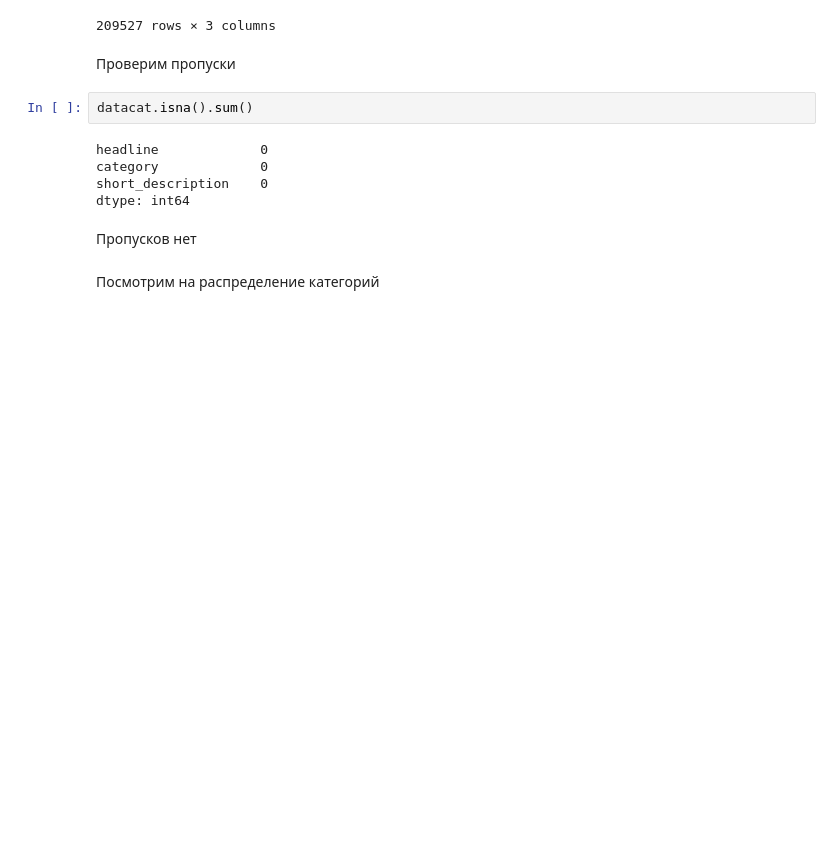
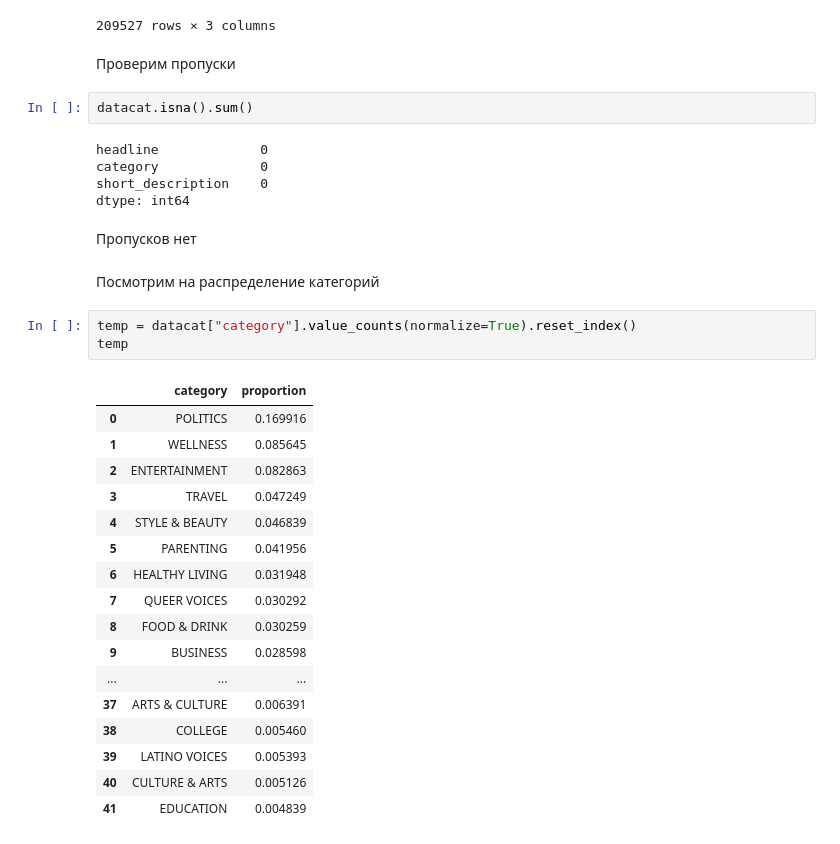
Before and after one commit to krutoichelik/IAD_group_project, a Jupyter notebook: EDA.ipynb, the cells around one changed output. Drawn from its saved outputs; the diff is of its cells as text; blank space fills up the shorter version.

```diff
--- a/EDA.ipynb
+++ b/EDA.ipynb
@@ -232,4 +246,25 @@ dtype: int64
 Пропусков нет
 # %% [markdown]
 Посмотрим на распределение категорий
+# %%
+temp = datacat["category"].value_counts(normalize=True).reset_index()
+temp
+# %% [output]
+|  | category | proportion |
+| 0 | POLITICS | 0.169916 |
+| 1 | WELLNESS | 0.085645 |
+| 2 | ENTERTAINMENT | 0.082863 |
+| 3 | TRAVEL | 0.047249 |
+| 4 | STYLE & BEAUTY | 0.046839 |
+| 5 | PARENTING | 0.041956 |
+| 6 | HEALTHY LIVING | 0.031948 |
+| 7 | QUEER VOICES | 0.030292 |
+| 8 | FOOD & DRINK | 0.030259 |
+| 9 | BUSINESS | 0.028598 |
+| ... | ... | ... |
+| 37 | ARTS & CULTURE | 0.006391 |
+| 38 | COLLEGE | 0.005460 |
+| 39 | LATINO VOICES | 0.005393 |
+| 40 | CULTURE & ARTS | 0.005126 |
+| 41 | EDUCATION | 0.004839 |
 # %%
```
Also changed, not shown: parts of 4 cells of this notebook.
